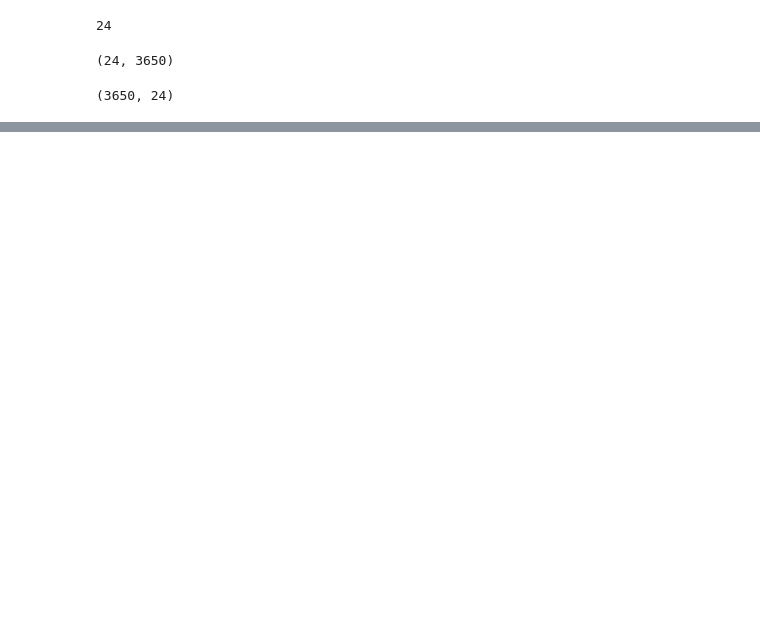
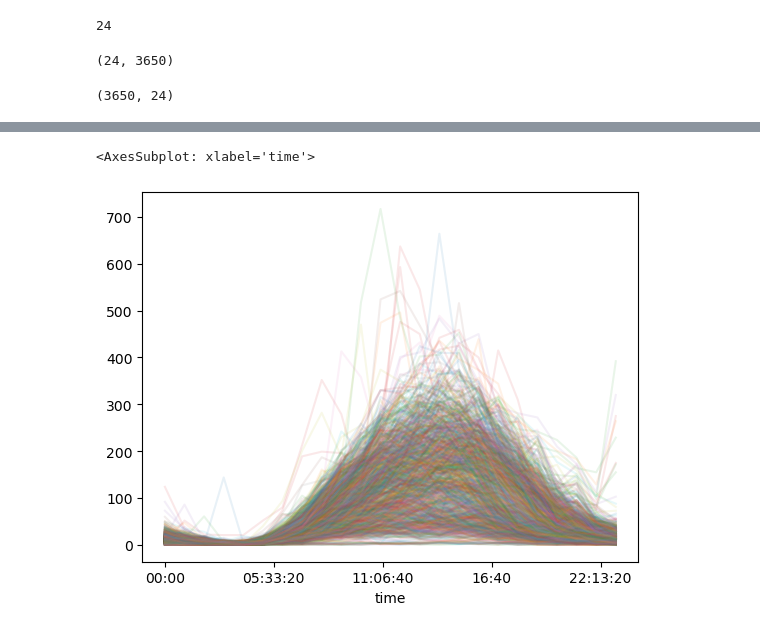
Before and after one commit to stevecrawshaw/jupyter-workflow, a Jupyter notebook: testing_pivot_plot.ipynb, the cells around one changed output, grey strips where cells are left out. Cells and saved outputs as stored; diff of their text form; code cells hidden in the pictures; blank space fills up the shorter version.

```diff
--- a/testing_pivot_plot.ipynb
+++ b/testing_pivot_plot.ipynb
@@ -62,0 +86,5 @@ PCA(n_components=2)
+# %%
+pivoted.T[labels == 0].T.plot(legend = False, alpha = 0.1)
+# %% [output]
+<AxesSubplot: xlabel='time'>
+[figure, added]
```
Also changed, not shown: parts of 7 cells of this notebook.
